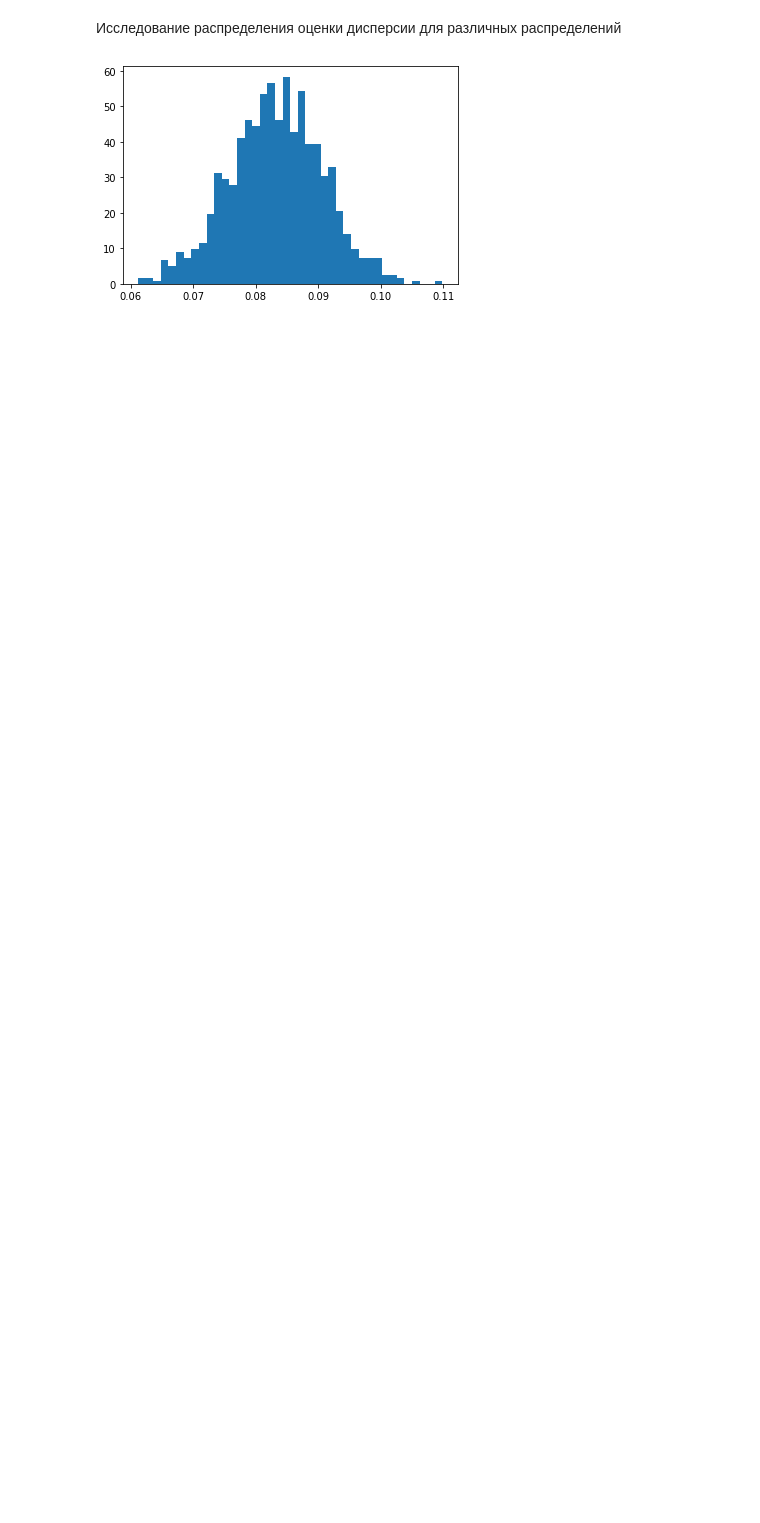
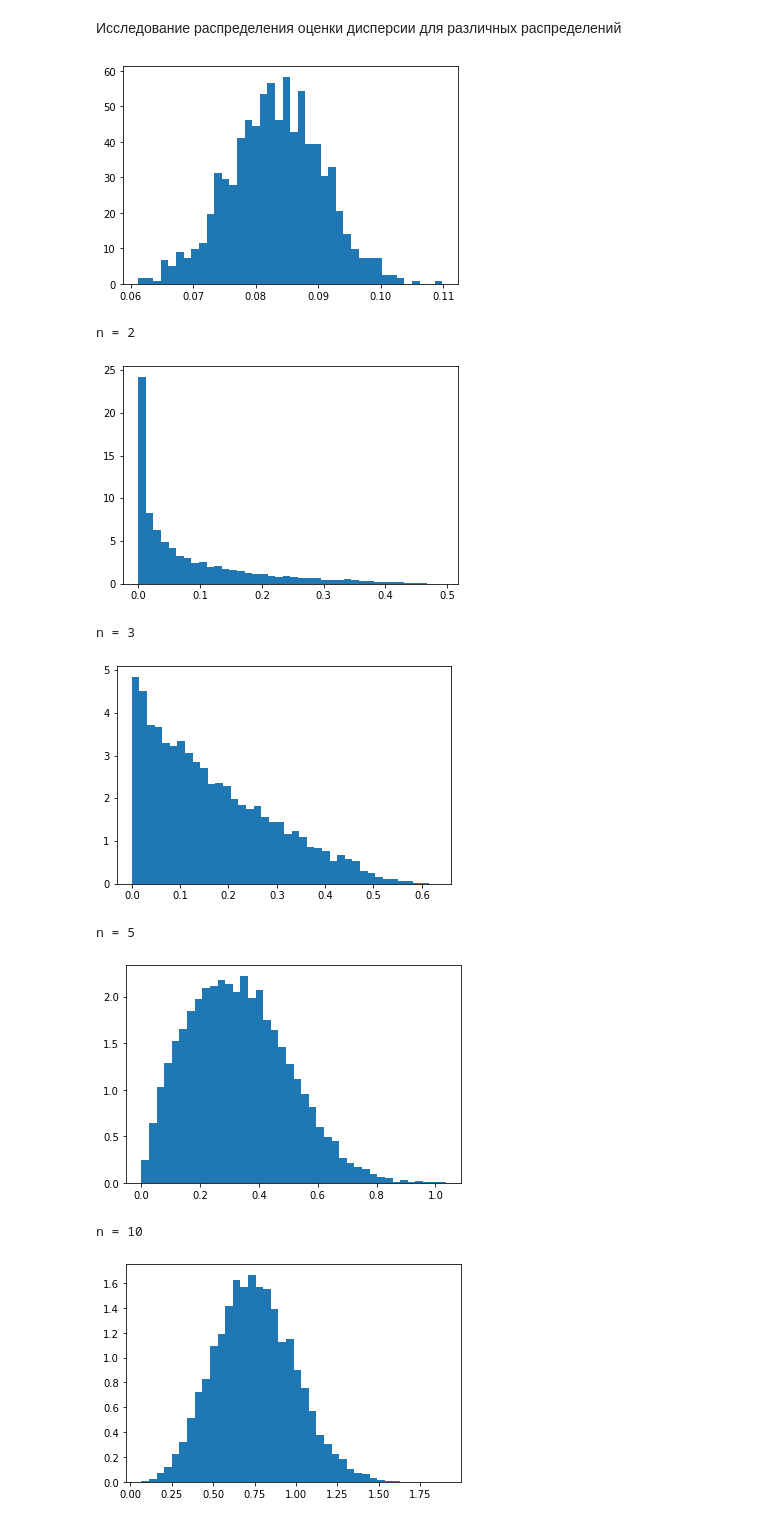
Before and after one commit to andrew-kulikov/matmod, a Jupyter notebook: src/Sandbox.ipynb, the cells around one changed output. Drawn from its saved outputs; the diff is of its cells as text; code cells hidden in the pictures; blank space fills up the shorter version.

```diff
--- a/src/Sandbox.ipynb
+++ b/src/Sandbox.ipynb
@@ -15,8 +15,22 @@ plt.hist(disps, bins=40, density=True);
 # %% [output]
 [figure]
 # %%
-vals = []
-for _ in range(10000):
-    xx = np.array([np.random.uniform() for _ in range(100)])
-    mx = expectation(xx)
-    vals.append(np.sum((xx - mx)**2))
+for n in [2, 3, 5, 10, 20, 100, 200]:
+    vals = []
+    print('n =', n)
+    for _ in range(10000):
+        xx = np.array([np.random.uniform() for _ in range(n)])
+        mx = expectation(xx)
+        vals.append(np.sum((xx - mx)**2))
+
+    plt.hist(vals, bins=40, density=True);
+    plt.show()
+# %% [output]
+n = 2
+[figure, added]
+n = 3
+[figure, added]
+n = 5
+[figure, added]
+n = 10
+[figure, added]
```
Also changed, not shown: parts of 2 cells of this notebook, 3 other files.
